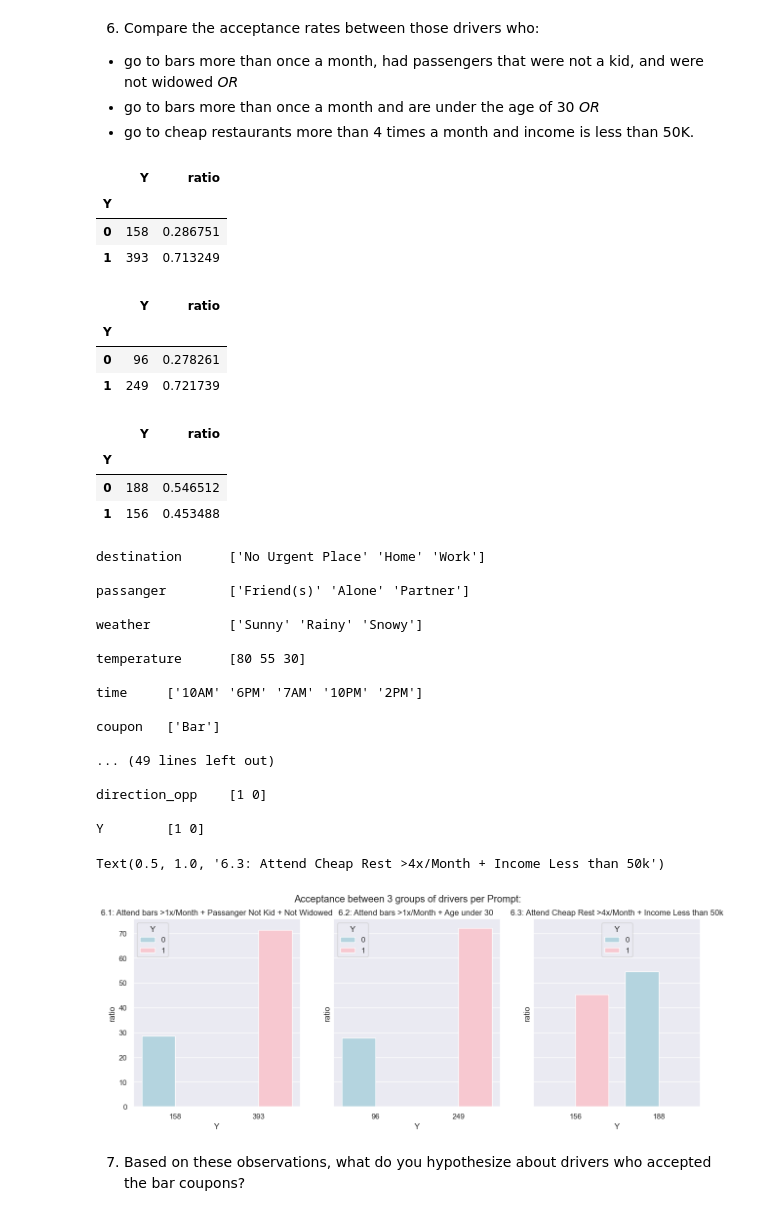
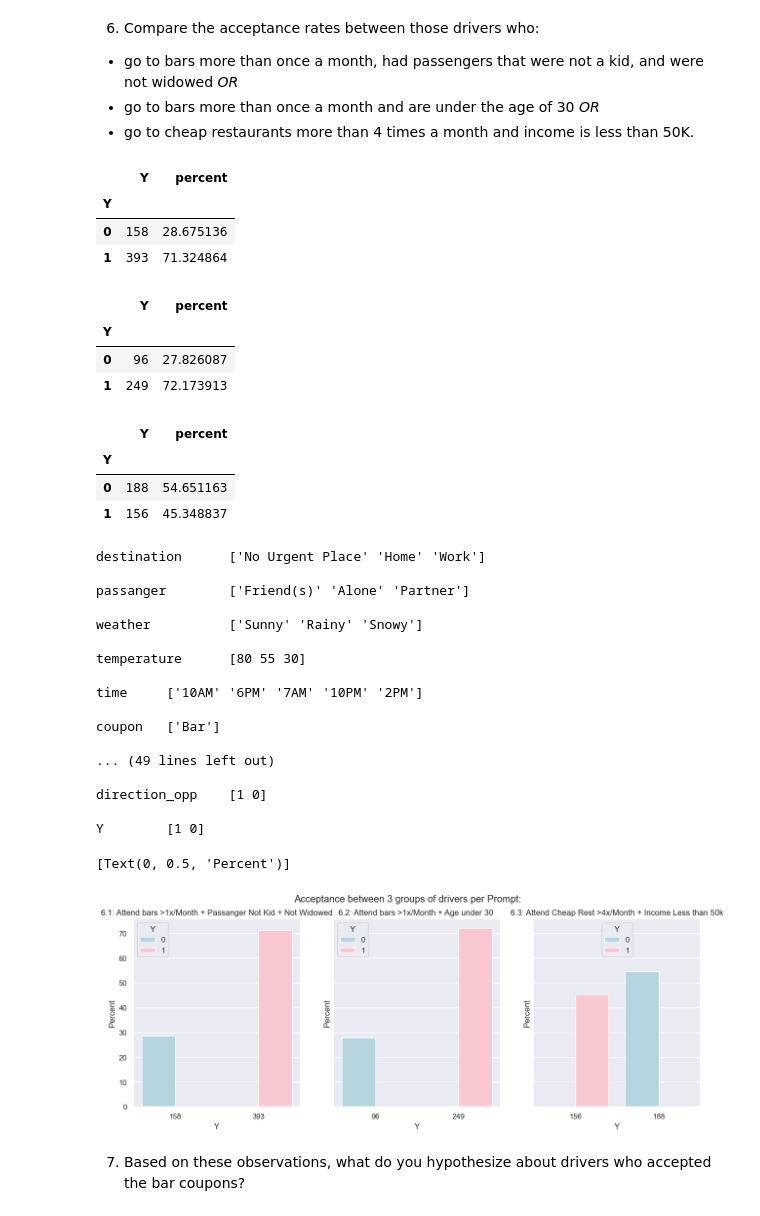
Before and after one commit to kesavan2017/ucbe-AIML-practical-application-51, a Jupyter notebook: prompt.ipynb, the cells around one changed output. Cells and saved outputs as stored; diff of their text form; code cells hidden in the pictures.

```diff
--- a/prompt.ipynb
+++ b/prompt.ipynb
@@ -525,7 +483,7 @@ filter_list_income50kbelow = ['$37500 - $49999', '$12500 - $24999', '$25000 - $3
 # maritalStatus 	 ['Unmarried partner' 'Single' 'Married partner' 'Divorced' 'Widowed']
 df_bar_moreThan1perMonth_p6_1 = df_bar_coupon.query('(Bar == @filter_list_bar_more_than_1perMonth) and (passanger != "Kid(s)") and (maritalStatus != "Widowed")').groupby(['Y'])[['Y']].count()
 
-df_bar_moreThan1perMonth_p6_1['ratio'] = df_bar_moreThan1perMonth_p6_1['Y']/df_bar_moreThan1perMonth_p6_1.Y.sum()
+df_bar_moreThan1perMonth_p6_1['percent'] = (df_bar_moreThan1perMonth_p6_1['Y']/df_bar_moreThan1perMonth_p6_1.Y.sum())*100
 
 display (df_bar_moreThan1perMonth_p6_1)
 
@@ -535,7 +493,7 @@ filter_list_6_2 = ['21','26','below21']
 
 df_bar_moreThan1perMonth_p6_2 = df_bar_coupon.query('(Bar == @filter_list_bar_more_than_1perMonth) and (age == @filter_list_6_2)').groupby(['Y'])[['Y']].count()
 
-df_bar_moreThan1perMonth_p6_2['ratio'] = df_bar_moreThan1perMonth_p6_2['Y']/df_bar_moreThan1perMonth_p6_2.Y.sum()
+df_bar_moreThan1perMonth_p6_2['percent'] = (df_bar_moreThan1perMonth_p6_2['Y']/df_bar_moreThan1perMonth_p6_2.Y.sum())*100
 
 display (df_bar_moreThan1perMonth_p6_2)
 
@@ -543,7 +501,7 @@ display (df_bar_moreThan1perMonth_p6_2)
 # Frequency for Cheap Restaurant  RestaurantLessThan20 	 ['4~8' '1~3' 'less1' 'gt8' nan 'never']
 df_bar_moreThan1perMonth_p6_3 = df_bar_coupon.query('(RestaurantLessThan20 == @filter_list_cheap_restaurant_moreThan4perMonth) and (income == @filter_list_income50kbelow)').groupby(['Y'])[['Y']].count()
 
-df_bar_moreThan1perMonth_p6_3['ratio'] = df_bar_moreThan1perMonth_p6_3['Y']/df_bar_moreThan1perMonth_p6_3.Y.sum()
+df_bar_moreThan1perMonth_p6_3['percent'] = (df_bar_moreThan1perMonth_p6_3['Y']/df_bar_moreThan1perMonth_p6_3.Y.sum())*100
 
 display (df_bar_moreThan1perMonth_p6_3)
 
@@ -561,18 +519,18 @@ for item in col_features1:
 
 #display ( df_bar_coupon.query('(Bar == @filter_list_bar_more_than_1perMonth) and (passanger != "Kid(s)") and (maritalStatus != "Widowed")').loc[:, ['Bar', 'passanger', 'maritalStatus']] )
 # %% [output]
-|  | Y | ratio |
+|  | Y | percent |
 | Y |  |  |
-| 0 | 158 | 0.286751 |
-| 1 | 393 | 0.713249 |
+| 0 | 158 | 28.675136 |
+| 1 | 393 | 71.324864 |
-|  | Y | ratio |
+|  | Y | percent |
 | Y |  |  |
-| 0 | 96 | 0.278261 |
-| 1 | 249 | 0.721739 |
+| 0 | 96 | 27.826087 |
+| 1 | 249 | 72.173913 |
-|  | Y | ratio |
+|  | Y | percent |
 | Y |  |  |
-| 0 | 188 | 0.546512 |
-| 1 | 156 | 0.453488 |
+| 0 | 188 | 54.651163 |
+| 1 | 156 | 45.348837 |
 destination      ['No Urgent Place' 'Home' 'Work']
 
 passanger        ['Friend(s)' 'Alone' 'Partner']
@@ -593,21 +551,22 @@ Y        [1 0]
 # %%
 # Create subplots to visualize the table for the Group that went to a bar 3 or fewer times vs. the group that went to a Bar more than 3 times a per month:
 #
 #
 fig, axes = plt.subplots(1, 3, figsize=(15, 5), sharey=True)
 fig.suptitle('Acceptance between 3 groups of drivers per Prompt:')
 
-sns.barplot(ax=axes[0], x=df_bar_moreThan1perMonth_p6_1['Y'], y=df_bar_moreThan1perMonth_p6_1['ratio'].mul(100), hue=df_bar_moreThan1perMonth_p6_1.index.astype(str), palette=['lightblue', 'pink'])
-sns.barplot(ax=axes[1], x=df_bar_moreThan1perMonth_p6_2['Y'], y=df_bar_moreThan1perMonth_p6_2['ratio'].mul(100), hue=df_bar_moreThan1perMonth_p6_2.index.astype(str), palette=['lightblue', 'pink'])
-sns.barplot(ax=axes[2], x=df_bar_moreThan1perMonth_p6_3['Y'], y=df_bar_moreThan1perMonth_p6_3['ratio'].mul(100), hue=df_bar_moreThan1perMonth_p6_3.index.astype(str), palette=['lightblue', 'pink'])
+sns.barplot(ax=axes[0], x=df_bar_moreThan1perMonth_p6_1['Y'], y=df_bar_moreThan1perMonth_p6_1['percent'], hue=df_bar_moreThan1perMonth_p6_1.index.astype(str), palette=['lightblue', 'pink'])
+sns.barplot(ax=axes[1], x=df_bar_moreThan1perMonth_p6_2['Y'], y=df_bar_moreThan1perMonth_p6_2['percent'], hue=df_bar_moreThan1perMonth_p6_2.index.astype(str), palette=['lightblue', 'pink'])
+sns.barplot(ax=axes[2], x=df_bar_moreThan1perMonth_p6_3['Y'], y=df_bar_moreThan1perMonth_p6_3['percent'], hue=df_bar_moreThan1perMonth_p6_3.index.astype(str), palette=['lightblue', 'pink'])
 axes[0].set_title("6.1: Attend bars >1x/Month + Passanger Not Kid + Not Widowed")
 axes[1].set_title("6.2: Attend bars >1x/Month + Age under 30 ")
 axes[2].set_title("6.3: Attend Cheap Rest >4x/Month + Income Less than 50k")
 axes[0].set(ylabel='Percent')
 axes[1].set(ylabel='Percent')
+axes[2].set(ylabel='Percent')
 # %% [output]
-Text(0.5, 1.0, '6.3: Attend Cheap Rest >4x/Month + Income Less than 50k')
+[Text(0, 0.5, 'Percent')]
-[figure, old version]
+[figure, new version]
 # %% [markdown]
 7.  Based on these observations, what do you hypothesize about drivers who accepted the bar coupons?
 # %% [markdown]
```
Also changed, not shown: parts of 10 cells of this notebook.
